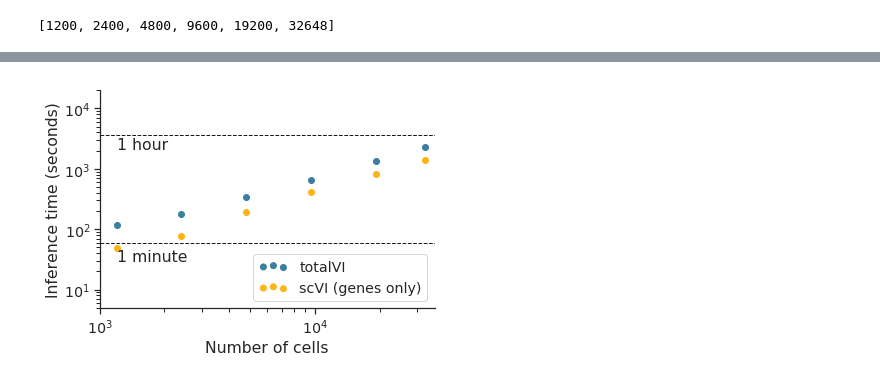
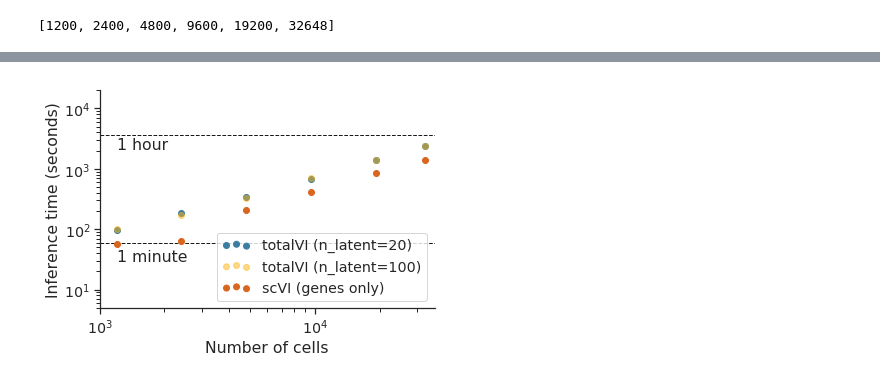
Before and after one commit to YosefLab/totalVI_reproducibility, a Jupyter notebook: model_eval/runtime.ipynb, the cells around one changed output, grey strips where cells are left out. Saved outputs shown, nothing was run; the diff lists cells and outputs as text; code cells hidden in the pictures.

```diff
--- a/model_eval/runtime.ipynb
+++ b/model_eval/runtime.ipynb
@@ -287,6 +342,7 @@ if overwrite is True:
         {
             "cell_numbers": cell_numbers,
             "totalVI_inference_time": inference_times,
+            "totalVI_inference_time_100_dim": inference_times_100,
             "scVI_inference_time": inference_times_scvi,
         }
     )
@@ -306,26 +362,29 @@ plt.scatter(cell_numbers, inference_times)
 # %%
 plt.loglog()
 
-label_ = "totalVI"
+label_ = "totalVI (n_latent=20)"
 plt.scatter(infer_time_df.cell_numbers, infer_time_df.totalVI_inference_time, label=label_)
+
+label_ = "totalVI (n_latent=100)"
+plt.scatter(infer_time_df.cell_numbers, infer_time_df.totalVI_inference_time_100_dim, label=label_, alpha=0.5)
 
 label_ = "scVI (genes only)"
 plt.scatter(infer_time_df.cell_numbers, infer_time_df.scVI_inference_time, label=label_)
 
 plt.legend(scatterpoints=3, loc='lower right')
 
 plt.xlabel('Number of cells')
 plt.ylabel('Inference time (seconds)');
 plt.axhline(60, lw=1, ls='--', c='k', zorder=-1);
 plt.axhline(60 * 60, lw=1, ls='--', c='k', zorder=-1);
 
 plt.annotate('1 hour', (1200, 2100));
 plt.annotate('1 minute', (1200, 30));
 
 plt.xlim(left=1000, right=36000)
 plt.ylim(bottom=5e0, top=2e4);
 
 sns.despine()
 plt.savefig('figures/cells-v-time.pdf', bbox_inches="tight")
 # %% [output]
-[figure, old version]
+[figure, new version]
```
Also changed, not shown: parts of 5 cells of this notebook.
